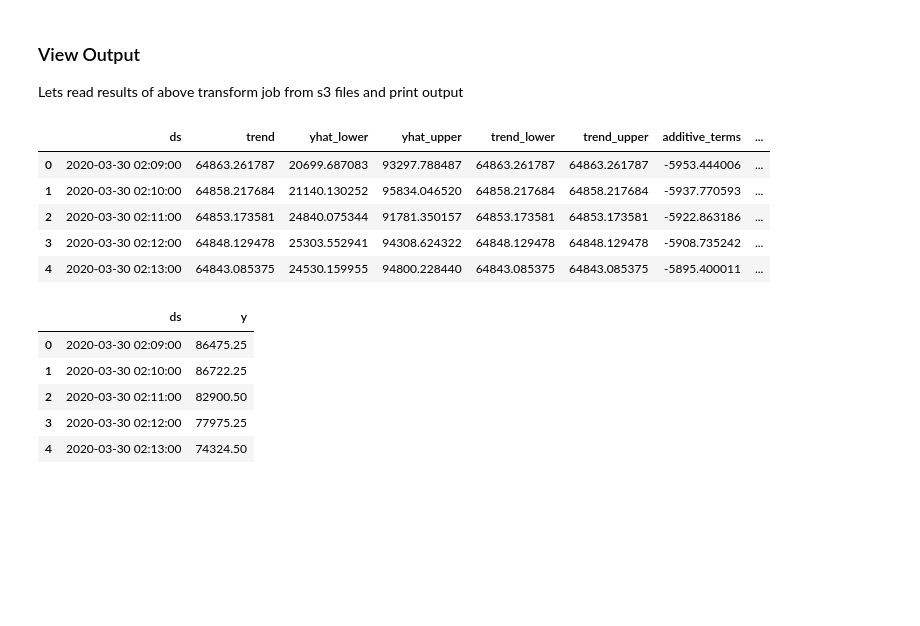
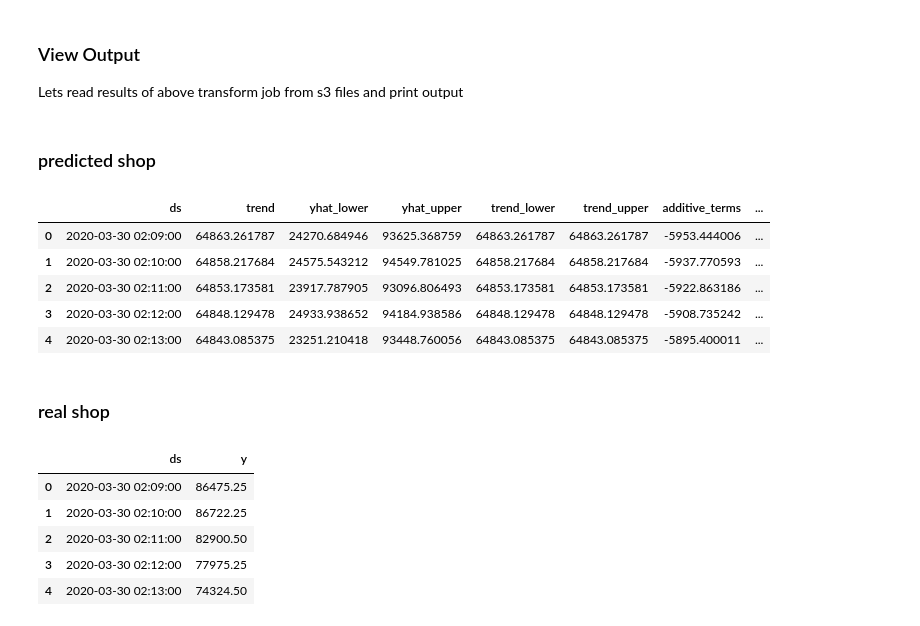
Before and after one commit to helwodlrol/sagemaker-prophet-byo, a Jupyter notebook: prophet_bring_your_own.ipynb, the cells around one changed output. Saved outputs shown, nothing was run; the diff lists cells and outputs as text; code cells hidden in the pictures; blank space fills up the shorter version.

```diff
--- a/prophet_bring_your_own.ipynb
+++ b/prophet_bring_your_own.ipynb
@@ -496,13 +493,22 @@ s3_client.download_file(sess.default_bucket(), "{}/payload.csv.out".format(trans
+# %%
+s3_client = sess.boto_session.client('s3')
+out = 'payload.csv.out'
+tmp = '/tmp/' + out
+s3_client.download_file(sess.default_bucket(), "{}/{}".format(transform_output_folder, out), tmp)
+# %% [markdown]
+### predicted shop
 # %%
-trans_df = pd.read_csv('/tmp/payload.csv.out')
+trans_df = pd.read_csv(tmp)
 trans_df.head()
 # %% [output]
 |  | ds | trend | yhat_lower | yhat_upper | trend_lower | trend_upper | additive_terms | ... |
-| 0 | 2020-03-30 02:09:00 | 64863.261787 | 20699.687083 | 93297.788487 | 64863.261787 | 64863.261787 | -5953.444006 | ... |
-| 1 | 2020-03-30 02:10:00 | 64858.217684 | 21140.130252 | 95834.046520 | 64858.217684 | 64858.217684 | -5937.770593 | ... |
-| 2 | 2020-03-30 02:11:00 | 64853.173581 | 24840.075344 | 91781.350157 | 64853.173581 | 64853.173581 | -5922.863186 | ... |
-| 3 | 2020-03-30 02:12:00 | 64848.129478 | 25303.552941 | 94308.624322 | 64848.129478 | 64848.129478 | -5908.735242 | ... |
-| 4 | 2020-03-30 02:13:00 | 64843.085375 | 24530.159955 | 94800.228440 | 64843.085375 | 64843.085375 | -5895.400011 | ... |
+| 0 | 2020-03-30 02:09:00 | 64863.261787 | 24270.684946 | 93625.368759 | 64863.261787 | 64863.261787 | -5953.444006 | ... |
+| 1 | 2020-03-30 02:10:00 | 64858.217684 | 24575.543212 | 94549.781025 | 64858.217684 | 64858.217684 | -5937.770593 | ... |
+| 2 | 2020-03-30 02:11:00 | 64853.173581 | 23917.787905 | 93096.806493 | 64853.173581 | 64853.173581 | -5922.863186 | ... |
+| 3 | 2020-03-30 02:12:00 | 64848.129478 | 24933.938652 | 94184.938586 | 64848.129478 | 64848.129478 | -5908.735242 | ... |
+| 4 | 2020-03-30 02:13:00 | 64843.085375 | 23251.210418 | 93448.760056 | 64843.085375 | 64843.085375 | -5895.400011 | ... |
+# %% [markdown]
+### real shop
 # %%
 test_shop = pd.read_csv('test_shop.csv')
 test_shop['ds'] = pd.to_datetime(test_shop['ds'], unit='s')
```
Also changed, not shown: parts of 15 cells of this notebook, 3 other files.
